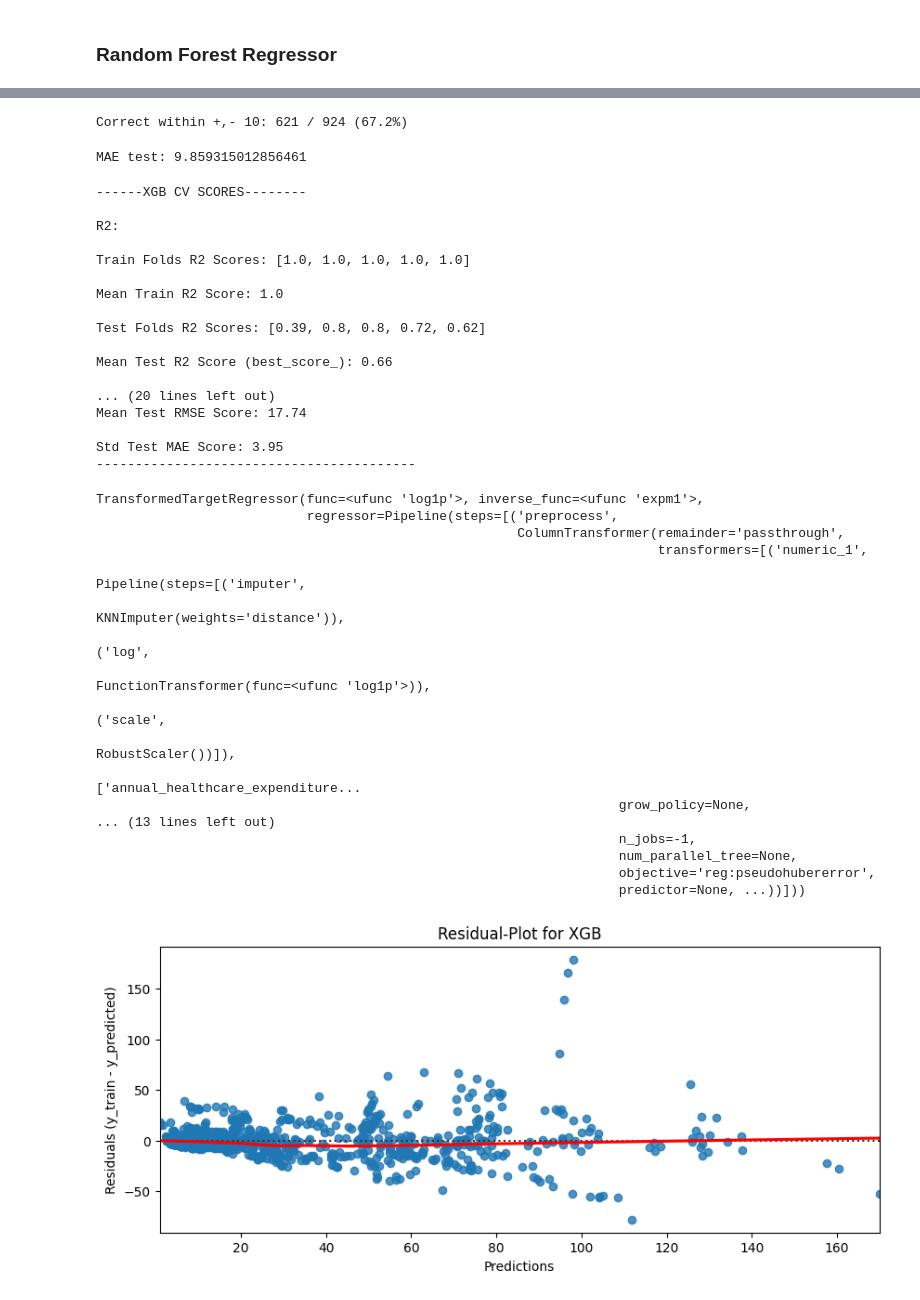
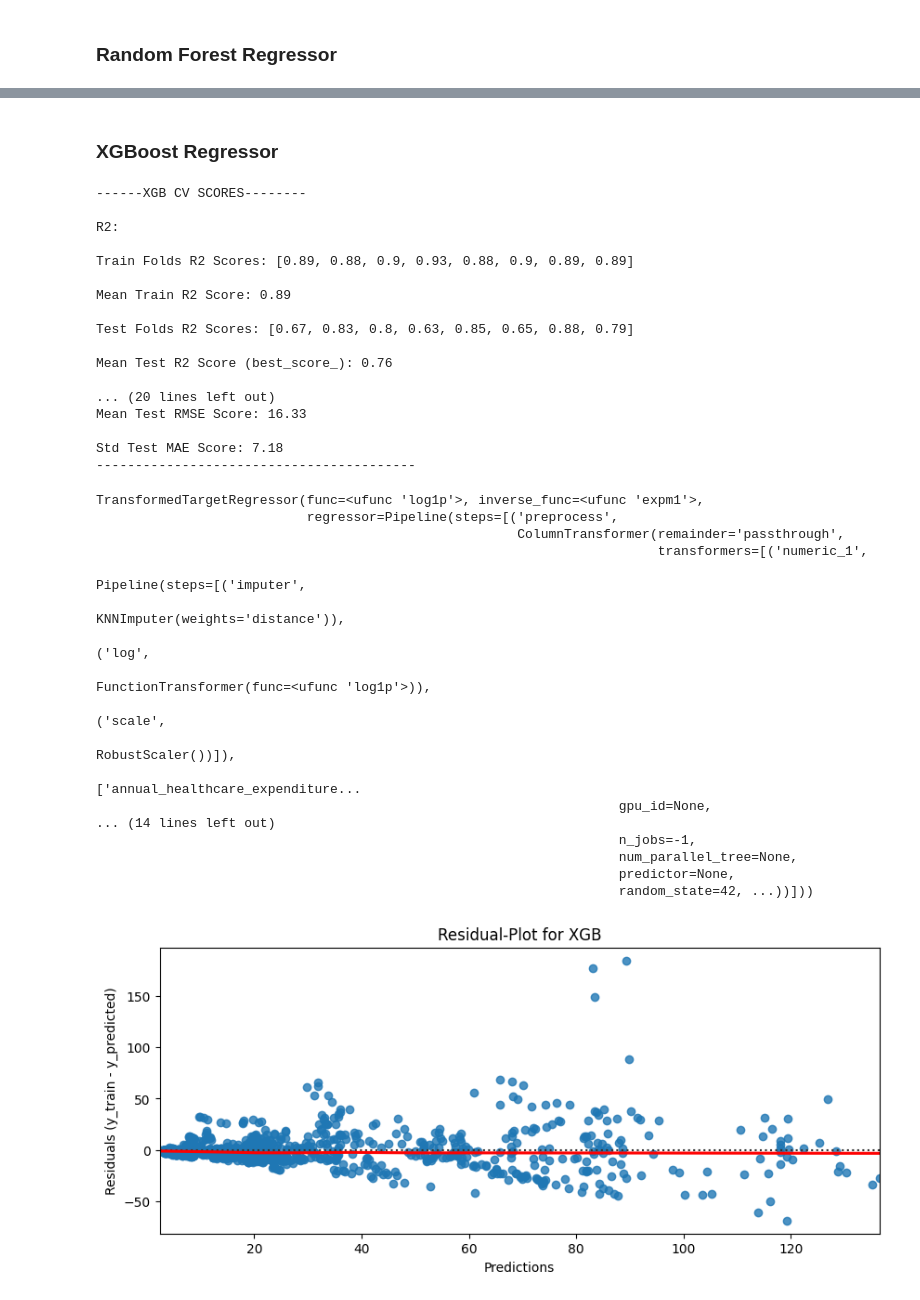
Before and after one commit to HamzahFayad/master_thesis_child_mortality, a Jupyter notebook: 01_notebooks/4_model_training.ipynb, the cells around one changed output, grey strips where cells are left out. Cells and saved outputs as stored; diff of their text form; code cells hidden in the pictures.

Commit message:
update: pipeline + add different models + gridsearchcv first try

```diff
--- a/01_notebooks/4_model_training.ipynb
+++ b/01_notebooks/4_model_training.ipynb
@@ -200,20 +237,21 @@ num_pipeline = Pipeline([
 
 right_skew_transformer = Pipeline(steps=[
     ("imputer", KNNImputer(n_neighbors=5, weights="distance", add_indicator=False)),
-    ('log', FunctionTransformer(np.log1p)),
-    ('scale', RobustScaler())
+    ("log", FunctionTransformer(np.log1p)),
+    ("scale", RobustScaler())
 ])
 
 rest_transformer = Pipeline(steps=[
     ("imputer", KNNImputer(n_neighbors=5, weights="distance", add_indicator=False)),
-    ('log', PowerTransformer()),
-    ('scale', RobustScaler())
+    ("log", PowerTransformer()),
+    ("scale", RobustScaler())
 ])
 
 # handle categoric variable
 cat_pipeline = Pipeline([
+    ("imputer", SimpleImputer(strategy="most_frequent")),
     ("ohe", OneHotEncoder(
-        drop = "first",
+        #drop = "first",
         handle_unknown = "ignore",
         categories=[regions_list, incomegroups_list],
         sparse_output=False
@@ -237,4 +275,4 @@ preprocessor = ColumnTransformer(transformers=[
 
 ], remainder="passthrough")
 
-gk = GroupKFold(n_splits=5)
+gk = GroupKFold(n_splits=8)
@@ -648,11 +632,12 @@ rf_pipeline_y_log = TransformedTargetRegressor(
 )
 
 rf_param_grid = {
-    'regressor__model__n_estimators': [200, 500],
-    'regressor__model__max_depth': [3, 5, 8],
-    #'regressor__model__min_samples_split': [10, 20],
-    'regressor__model__min_samples_leaf': [5, 10, 20],
-    #'regressor__model__max_features': ['sqrt']
+    "regressor__model__n_estimators": [300, 500],
+    "regressor__model__max_depth": [1, 3],
+    "regressor__model__min_samples_split": [5, 15],
+    "regressor__model__min_samples_leaf": [20, 30],
+    "regressor__model__max_features": [0.2],
+    "regressor__model__max_samples": [0.7, 0.8]
 }
 
 rf_grid = GridSearchCV(rf_pipeline_y_log, rf_param_grid, cv=gk, scoring=metrics, refit="mae", return_train_score=True, n_jobs=-1)
@@ -731,22 +708,12 @@ Correct within +,- 10: 631 / 924 (68.3%)
-# %%
-correct = np.abs(ridge_residuals) <= tolerance
-n_correct = np.sum(correct)
-percent_correct = n_correct / len(y_train) * 100
-
-print(f"Correct within +,- {tolerance}: {n_correct} / {len(y_train)} ({percent_correct:.1f}%)")
-# %% [output]
-Correct within +,- 10: 621 / 924 (67.2%)
-# %%
-print("MAE test:", mean_absolute_error(y_train, rf_y_predicts))
-# %% [output]
-MAE test: 9.859315012856461
+# %% [markdown]
+### XGBoost Regressor
 # %%
 # -------------------------------------------------
 # XGBOOST
 #--------------------------------------------------
 xgb_pipeline = Pipeline([
     ("preprocess", preprocessor),
-    ("model", XGBRegressor(objective="reg:pseudohubererror", n_jobs=-1, random_state=42))
+    ("model", XGBRegressor(objective="reg:squarederror", n_jobs=-1, random_state=42))
 ])
 #Target is rightskewed, logtransform y before training
 xgb_pipeline_y_log = TransformedTargetRegressor(
@@ -767,15 +734,15 @@ xgb_pipeline_y_log = TransformedTargetRegressor(
 from scipy.stats import randint, uniform, loguniform
 
 xgb_param_grid = {
-    #"regressor__model__n_estimators": [1000, 1500],
-    "regressor__model__max_depth": [3, 4, 6],
-    "regressor__model__learning_rate": [0.03, 0.1],
-    #"regressor__model__subsample": [0.6, 0.7],
+    "regressor__model__n_estimators": [200, 500],
+    "regressor__model__max_depth": [2, 4],
+    "regressor__model__learning_rate": [0.05, 0.1],
+    "regressor__model__subsample": [0.6, 0.8],
     #"regressor__model__colsample_bytree": [0.5, 0.7],
     #"regressor__model__gamma": [1.0],
-    #"regressor__model__min_child_weight": [10],
-    #"regressor__model__reg_alpha": [0.1, 0.3],
-    #"regressor__model__reg_lambda": [1, 1.5],
+    "regressor__model__min_child_weight": [10, 12],
+    "regressor__model__reg_alpha": [0.1, 0.5],
+    "regressor__model__reg_lambda": [1, 3],
 }
 #w = np.sqrt(np.log1p(y_train))
 #w = np.clip(w, 0.5, 5.0)
@@ -794,18 +761,18 @@ best_xgb_model
 
 R2:
 
-Train Folds R2 Scores: [1.0, 1.0, 1.0, 1.0, 1.0]
+Train Folds R2 Scores: [0.89, 0.88, 0.9, 0.93, 0.88, 0.9, 0.89, 0.89]
 
-Mean Train R2 Score: 1.0
+Mean Train R2 Score: 0.89
 
-Test Folds R2 Scores: [0.39, 0.8, 0.8, 0.72, 0.62]
+Test Folds R2 Scores: [0.67, 0.83, 0.8, 0.63, 0.85, 0.65, 0.88, 0.79]
 
-Mean Test R2 Score (best_score_): 0.66
+Mean Test R2 Score (best_score_): 0.76
 
 ... (20 lines left out)
-Mean Test RMSE Score: 17.74
+Mean Test RMSE Score: 16.33
 
-Std Test MAE Score: 3.95
+Std Test MAE Score: 7.18
 -----------------------------------------
 TransformedTargetRegressor(func=<ufunc 'log1p'>, inverse_func=<ufunc 'expm1'>,
                            regressor=Pipeline(steps=[('preprocess',
@@ -818,19 +785,19 @@ TransformedTargetRegressor(func=<ufunc 'log1p'>, inverse_func=<ufunc 'expm1'>,
                                                                                                        ('scale',
                                                                                                         RobustScaler())]),
                                                                                        ['annual_healthcare_expenditure...
-                                                                   grow_policy=None,
-... (13 lines left out)
+                                                                   gpu_id=None,
+... (14 lines left out)
                                                                    n_jobs=-1,
                                                                    num_parallel_tree=None,
-                                                                   objective='reg:pseudohubererror',
-                                                                   predictor=None, ...))]))
+                                                                   predictor=None,
+                                                                   random_state=42, ...))]))
 # %%
-xgb_y_predicts = cross_val_predict(best_xgb_model, X_cl_train, y_train, groups=group_train, cv=gk)
+xgb_y_predicts = cross_val_predict(best_xgb_model, X_train, y_train, groups=group_train, cv=gk)
 xgb_residuals = y_train - xgb_y_predicts
 
 residual_plot(xgb_y_predicts, xgb_residuals, "XGB")
 # %% [output]
-[figure, old version]
+[figure, new version]
 # %%
 residuals_hist(xgb_residuals, "XGB")
 # %% [output]
```
Also changed, not shown: parts of 50 cells of this notebook, 1 other file.
